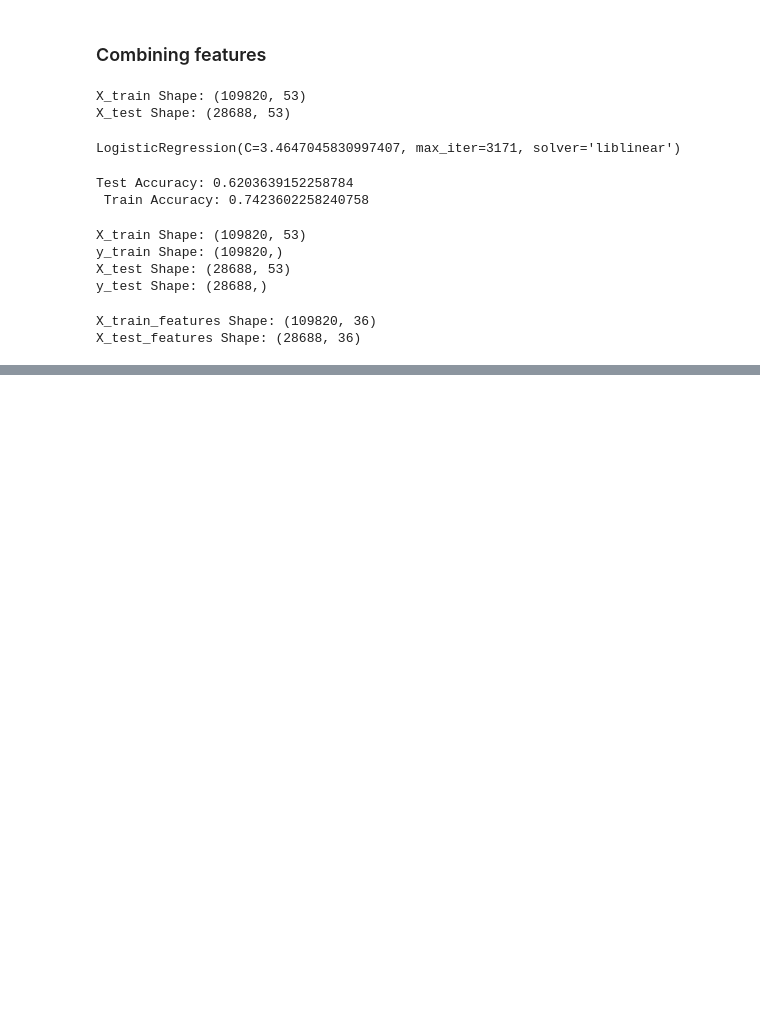
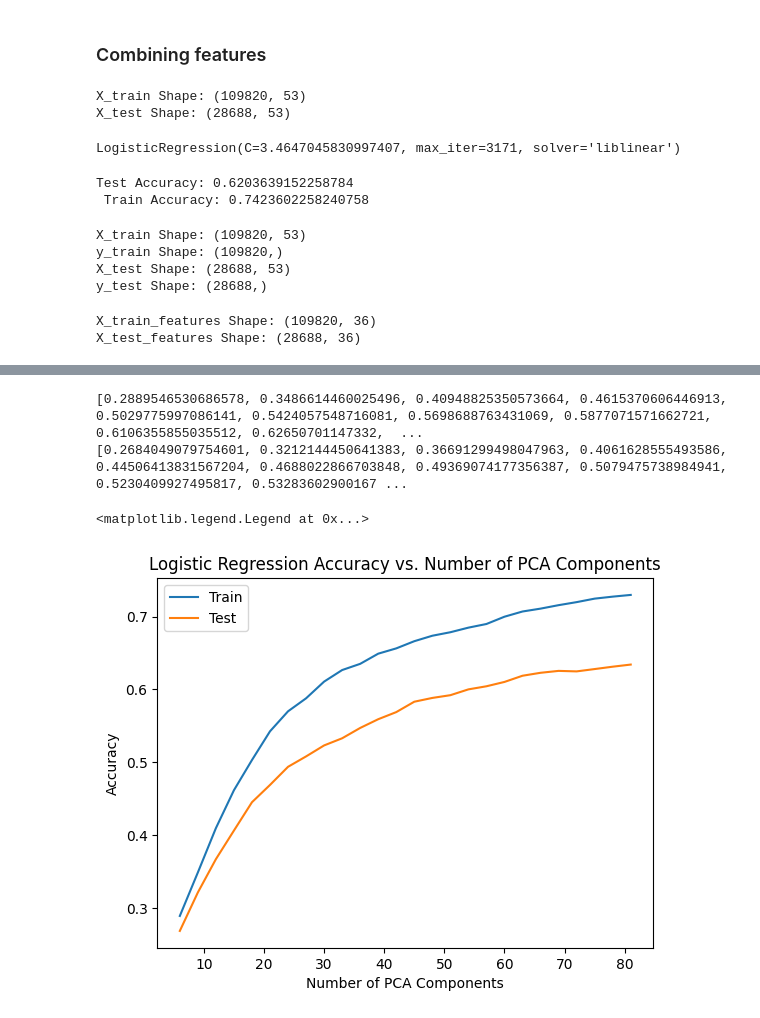
Before and after one commit to DataScienceAndEngineering/machine-learning-dse-i210-final-project-signlanguageclassification, a Jupyter notebook: notebooks/1.5-su-HOG-Feature-extraction.ipynb, the cells around one changed output, grey strips where cells are left out. Saved outputs shown, nothing was run; the diff lists cells and outputs as text; code cells hidden in the pictures; blank space fills up the shorter version.

Commit message:
logistic regression vs num pca components

```diff
--- a/notebooks/1.5-su-HOG-Feature-extraction.ipynb
+++ b/notebooks/1.5-su-HOG-Feature-extraction.ipynb
@@ -332,0 +338,35 @@ X_test_features Shape: (28688, 36)
+# %%
+train_acc = []
+test_acc = []
+
+for num_components in range(6,60,3):
+  print(num_components)
+  pca = PCA(n_components=num_components)
+  hog_train_pca = pca.fit_transform(X_train_features)
+  hog_test_pca = pca.transform(X_test_features)
+  lr = LogisticRegression(C=3.4647045830997407,
+                        max_iter=3171,
+                        penalty="l2",
+                        solver="liblinear",
+                        warm_start=False)
+  lr.fit(hog_train_pca,y_train)
+  y_pred_lr_train = lr.predict(hog_train_pca)
+  y_pred_lr_test = lr.predict(hog_test_pca)
+  train_acc.append(accuracy_score(y_train,y_pred_lr_train))
+  test_acc.append(accuracy_score(y_test,y_pred_lr_test))
+# %%
+print(train_acc)
+print(test_acc)
+# %% [output]
+[0.2889546530686578, 0.3486614460025496, 0.40948825350573664, 0.4615370606446913, 0.5029775997086141, 0.5424057548716081, 0.5698688763431069, 0.5877071571662721, 0.6106355855035512, 0.62650701147332,  ...
+[0.2684049079754601, 0.3212144450641383, 0.36691299498047963, 0.4061628555493586, 0.44506413831567204, 0.4688022866703848, 0.49369074177356387, 0.5079475738984941, 0.5230409927495817, 0.53283602900167 ...
+# %%
+plt.plot(range(6,84,3),train_acc,label='Train')
+plt.plot(range(6,84,3),test_acc,label='Test')
+plt.title('Logistic Regression Accuracy vs. Number of PCA Components')
+plt.xlabel('Number of PCA Components')
+plt.ylabel('Accuracy')
+plt.legend()
+# %% [output]
+<matplotlib.legend.Legend at 0x...>
+[figure, added]
```
Also changed, not shown: parts of 5 cells of this notebook.
